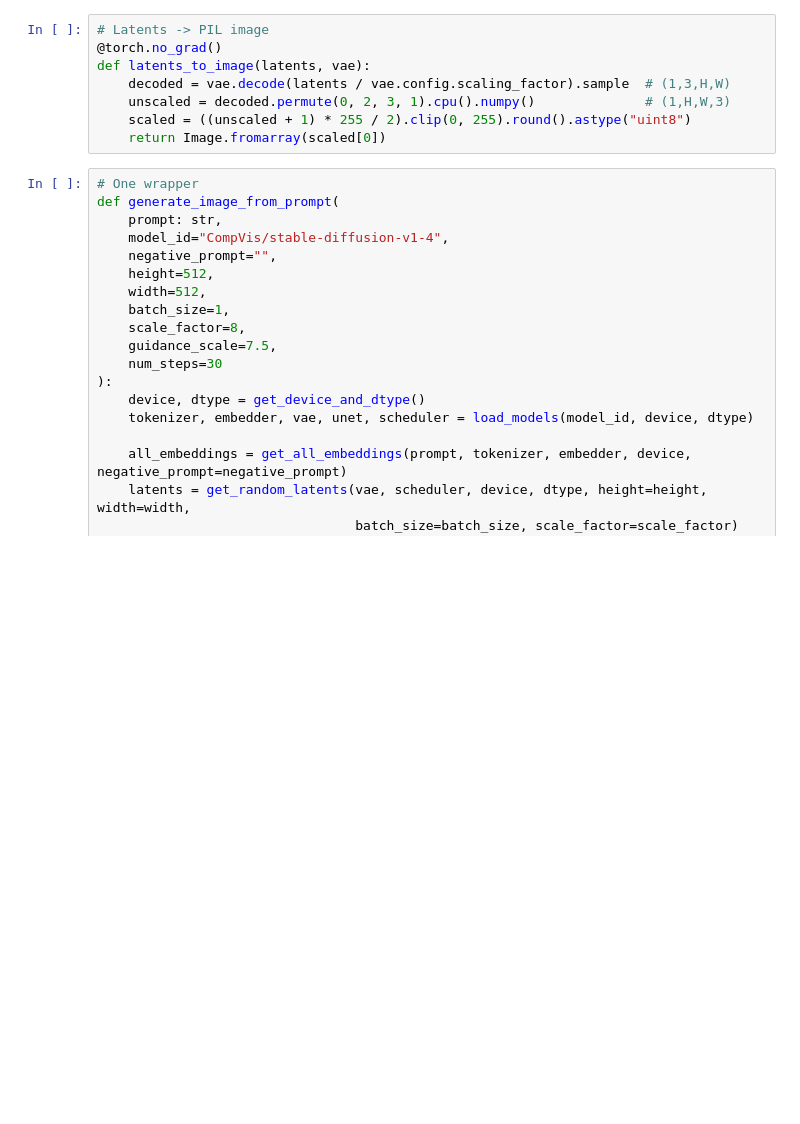
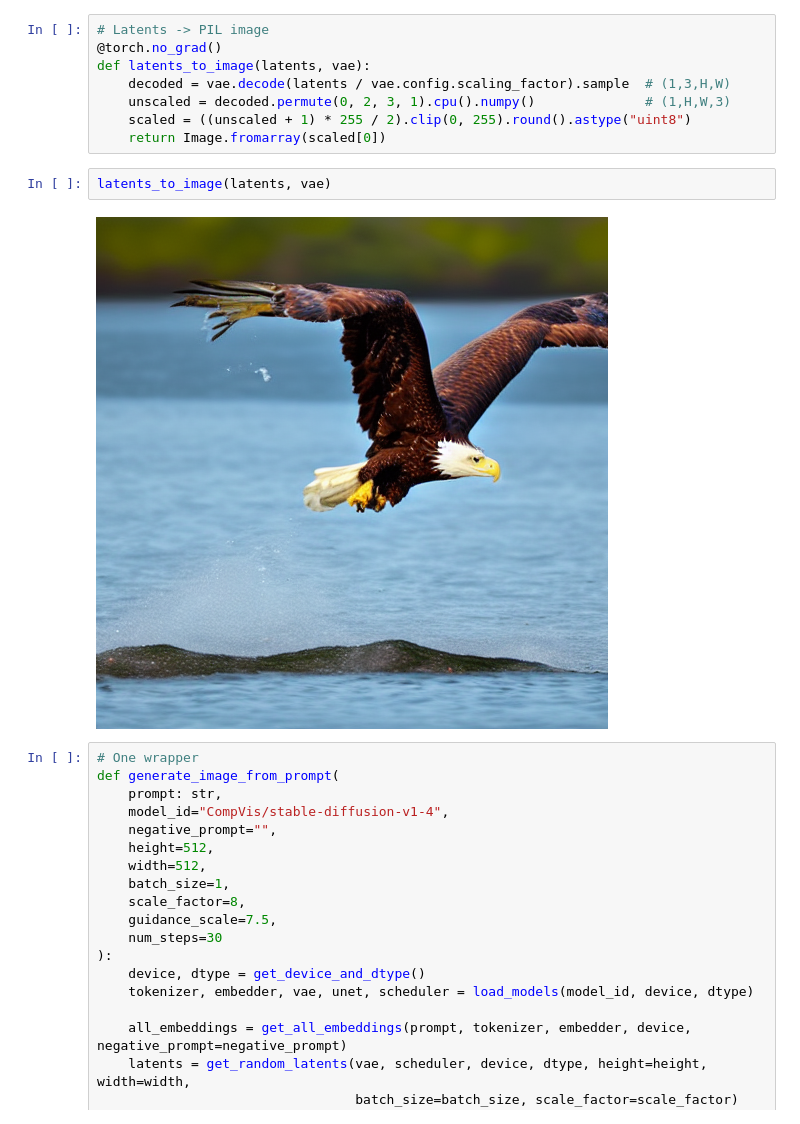
Before and after one commit to IkleelyuneeQ/text_image_gen, a Jupyter notebook: diffusion_book.ipynb, the cells around one changed output. Saved outputs shown, nothing was run; the diff lists cells and outputs as text; blank space fills up the shorter version.

```diff
--- a/diffusion_book.ipynb
+++ b/diffusion_book.ipynb
@@ -119,6 +161,10 @@ def latents_to_image(latents, vae):
     unscaled = decoded.permute(0, 2, 3, 1).cpu().numpy()              # (1,H,W,3)
     scaled = ((unscaled + 1) * 255 / 2).clip(0, 255).round().astype("uint8")
     return Image.fromarray(scaled[0])
+# %%
+latents_to_image(latents, vae)
+# %% [output]
+[figure, added]
 # %%
 # One wrapper
 def generate_image_from_prompt(
```
Also changed, not shown: parts of 12 cells of this notebook, 1 other file.
